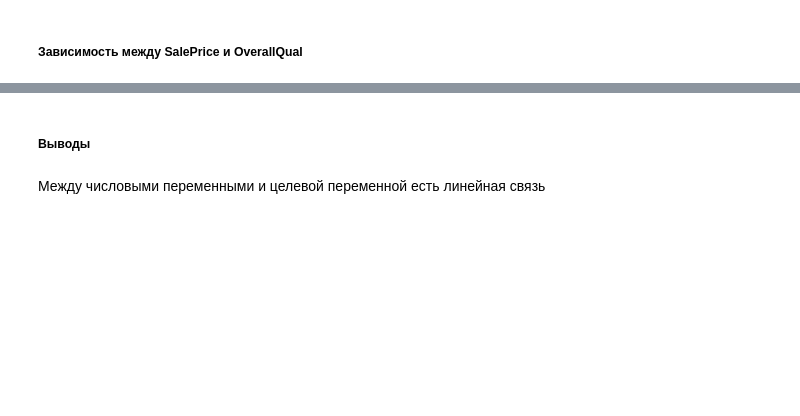
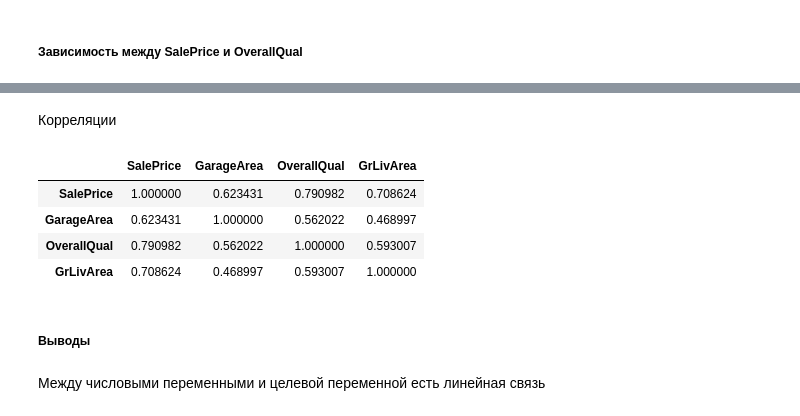
Before and after one commit to IgorKolotushkin/machine_learning_ds, a Jupyter notebook: hw2/Практическая работа. Линейная регрессия.ipynb, the cells around one changed output, grey strips where cells are left out. Drawn from its saved outputs; the diff is of its cells as text; code cells hidden in the pictures; blank space fills up the shorter version.

```diff
--- a/hw2/Практическая работа. Линейная регрессия.ipynb
+++ b/hw2/Практическая работа. Линейная регрессия.ipynb
@@ -138,3 +138,13 @@ sns.pairplot(df[['SalePrice', 'OverallQual']])
+# %% [markdown]
+Корреляции
+# %%
+df[['SalePrice', 'GarageArea', 'OverallQual', 'GrLivArea']].corr()
+# %% [output]
+|  | SalePrice | GarageArea | OverallQual | GrLivArea |
+| SalePrice | 1.000000 | 0.623431 | 0.790982 | 0.708624 |
+| GarageArea | 0.623431 | 1.000000 | 0.562022 | 0.468997 |
+| OverallQual | 0.790982 | 0.562022 | 1.000000 | 0.593007 |
+| GrLivArea | 0.708624 | 0.468997 | 0.593007 | 1.000000 |
 # %% [markdown]
 ##### Выводы
 # %% [markdown]
```
Also changed, not shown: parts of 18 cells of this notebook.
